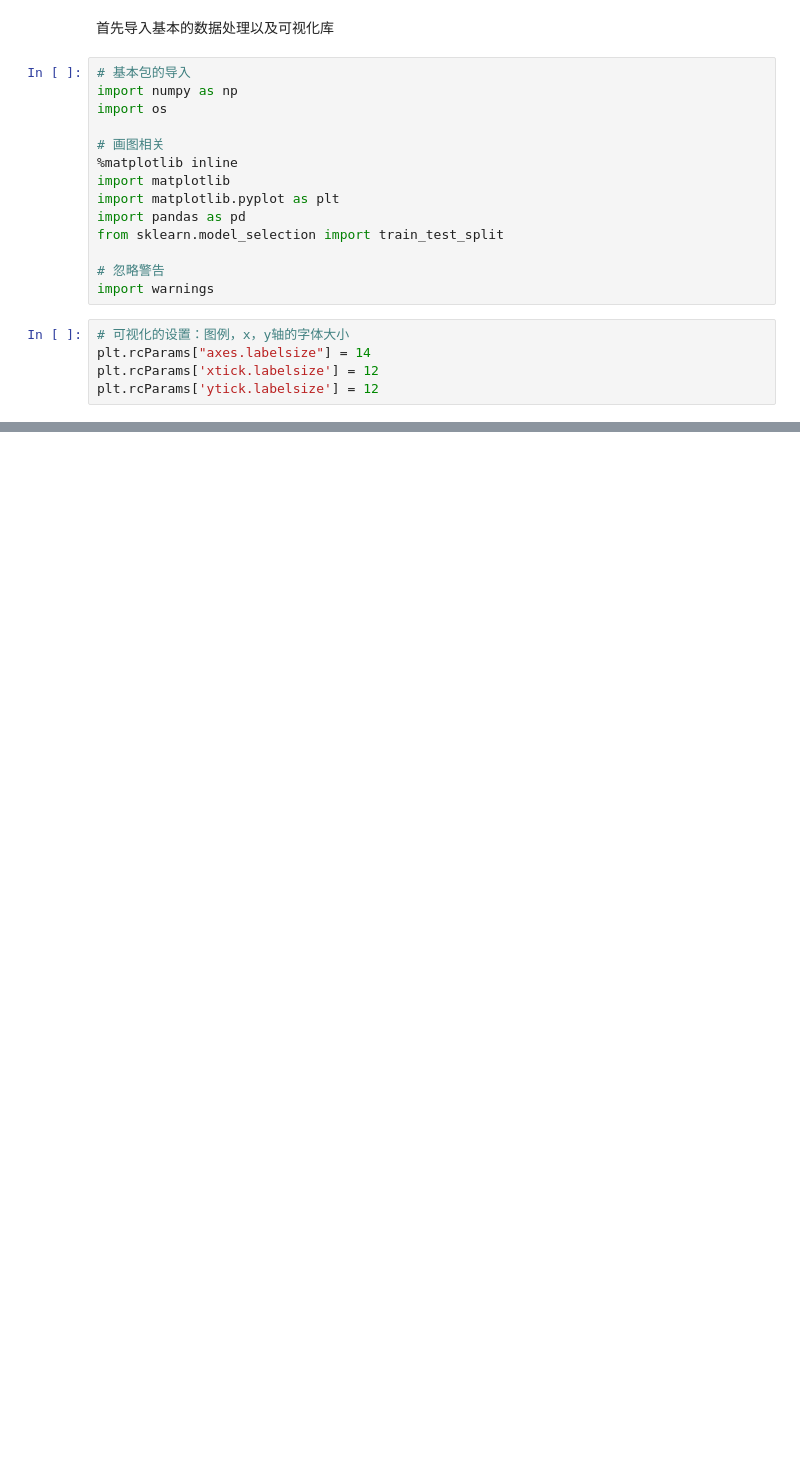
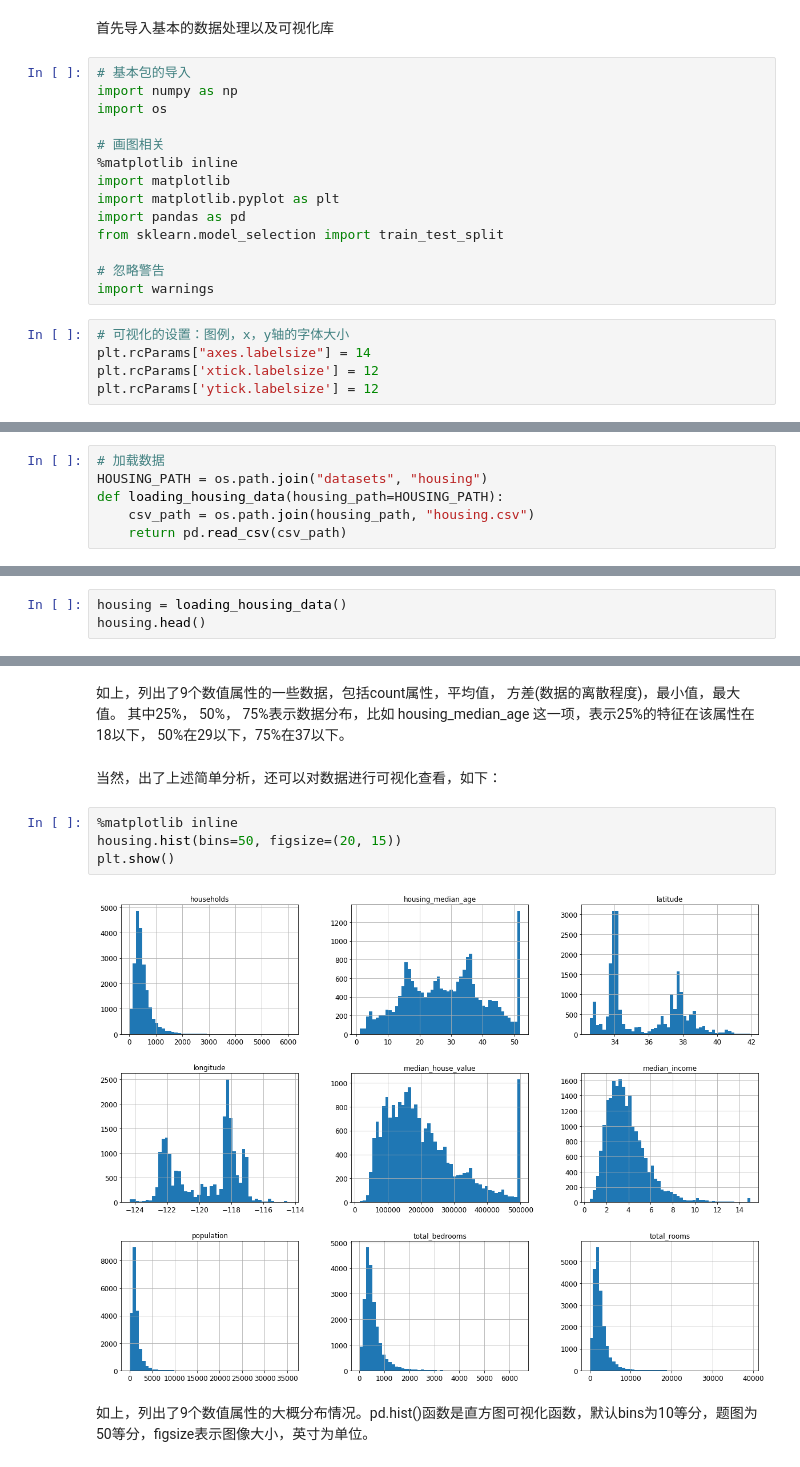
Before and after one commit to yunshuipiao/hands-on-ml-with-sklearn-tf-python3, a Jupyter notebook: 02_blog.ipynb, the cells around one changed output, grey strips where cells are left out. Drawn from its saved outputs; the diff is of its cells as text; blank space fills up the shorter version.

```diff
--- a/02_blog.ipynb
+++ b/02_blog.ipynb
@@ -64,0 +84,6 @@ plt.rcParams['ytick.labelsize'] = 12
+# %%
+# 加载数据
+HOUSING_PATH = os.path.join("datasets", "housing")
+def loading_housing_data(housing_path=HOUSING_PATH):
+    csv_path = os.path.join(housing_path, "housing.csv")
+    return pd.read_csv(csv_path)
@@ -64,0 +92,3 @@ plt.rcParams['ytick.labelsize'] = 12
+# %%
+housing = loading_housing_data()
+housing.head()
@@ -64,0 +152,13 @@ plt.rcParams['ytick.labelsize'] = 12
+# %% [markdown]
+如上，列出了9个数值属性的一些数据，包括count属性，平均值， 方差(数据的离散程度)，最小值，最大值。
+其中25%， 50%， 75%表示数据分布，比如 housing_median_age 这一项，表示25%的特征在该属性在18以下， 50%在29以下，75%在37以下。
+# %% [markdown]
+当然，出了上述简单分析，还可以对数据进行可视化查看，如下：
+# %%
+%matplotlib inline
+housing.hist(bins=50, figsize=(20, 15))
+plt.show()
+# %% [output]
+[figure, added]
+# %% [markdown]
+如上，列出了9个数值属性的大概分布情况。pd.hist()函数是直方图可视化函数，默认bins为10等分，题图为50等分，figsize表示图像大小，英寸为单位。
```
Also changed, not shown: parts of 13 cells of this notebook, 1 other file.
